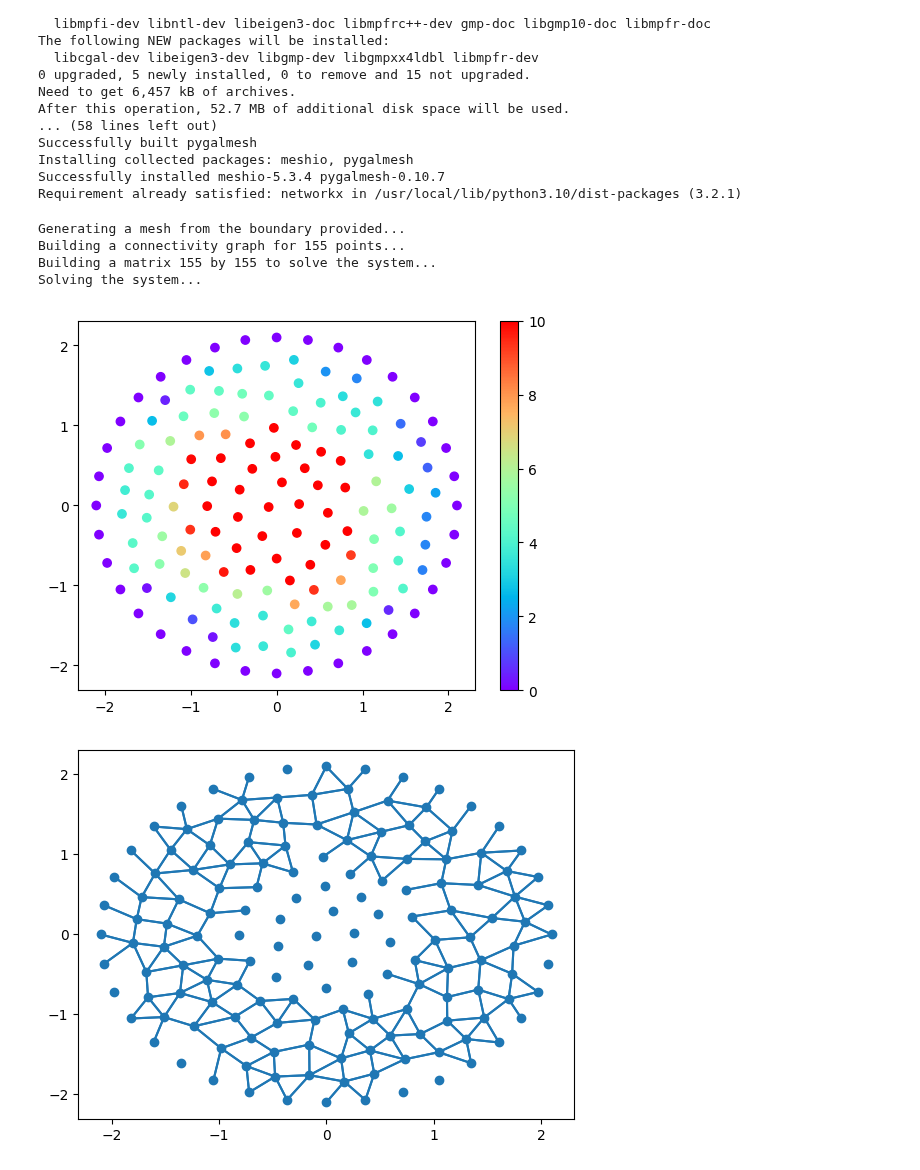
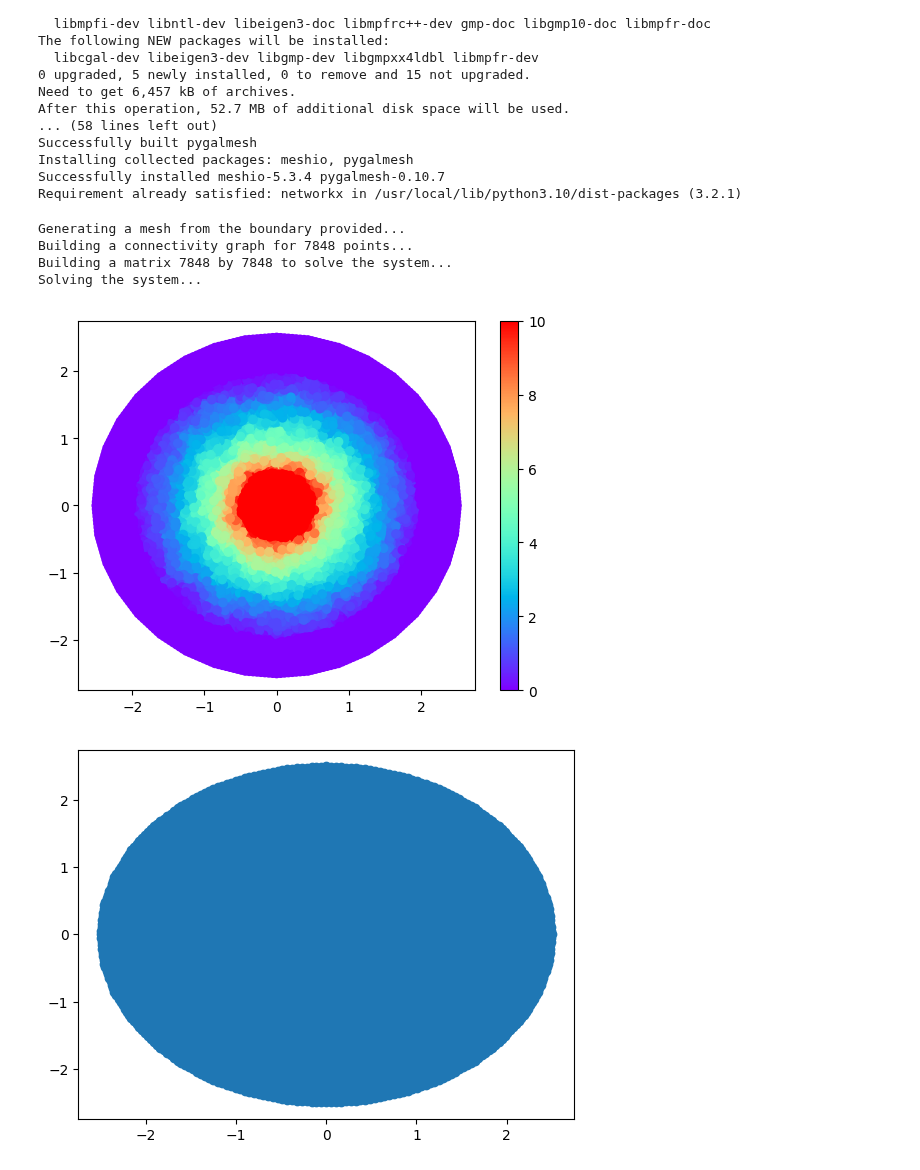
Before and after one commit to emmanuellfc/EM_Tufts_Fall2023, a Jupyter notebook: GeneralFiniteDifferences.ipynb, the cells around one changed output. Drawn from its saved outputs; the diff is of its cells as text; code cells hidden in the pictures.

```diff
--- a/GeneralFiniteDifferences.ipynb
+++ b/GeneralFiniteDifferences.ipynb
@@ -59,7 +60,7 @@ class MeshPoint:
       # Don't divide by 0.
       if math.isclose(self.pos[dim],other.pos[dim]): continue
       tmp += pow(self.pos[dim]-other.pos[dim],-2)
-    return tmp/2
+    return tmp#/2 # Small optimization - the /2 actually divides off later in the math.
 
 # Represents a mesh (contains a graph) for the system we're trying to solve.
 class FiniteDifferences:
@@ -134,7 +135,7 @@ class FiniteDifferences:
       nearby_points = []
       for other_point in self.all_points:
         if point is other_point: continue # Don't link a point to itself.
-        if distance_fml(other_point) < MAX_EDGE_SIZE:
+        if distance_fml(other_point) < 1.5*MAX_EDGE_SIZE:
           nearby_points.append(other_point)
       nearby_points = sorted(nearby_points,key=distance_fml)
 
@@ -203,10 +204,11 @@ NUM_NEIGHBORS = 4
 # %%
-# Generate the simplest possible boundary: An edge length 1 box.
+# Generate the simplest possible boundary: A box
 def box_generator():
-  yield (0,0)
-  yield (0,1)
-  yield (1,1)
-  yield (1,0)
+  # Give the mesher a little wiggle room: Actual boundary conditions can go from 0 to 1 in x and y.
+  yield (-0.10,-0.10)
+  yield (-0.10,1.10)
+  yield (1.10,1.10)
+  yield (1.10,-0.10)
 
 def circle_generator(radius=1,npoints=24):
   for i in range(0,npoints):
@@ -215,16 +217,16 @@ def circle_generator(radius=1,npoints=24):
     yield (x,y)
 
 # Declare boundary conditions. Take a point in, return a pot if this is a boundary node.
-def stupid_boundary(point: MeshPoint) -> Optional[float]:
-  if point.pos[0] < 0.05: return 2
-  if point.pos[0] > 0.95: return -5
-  if point.pos[1] < 0.05: return 0
-  if point.pos[1] > 0.95: return 8
+def box_boundary(point: MeshPoint) -> Optional[float]:
+  if point.pos[0] <= 0: return 10
+  if point.pos[0] >= 1.0: return 0
+  #if point.pos[1] < 0.05: return 0
+  #if point.pos[1] > 0.95: return 8
   return None
 
 def circle_boundary(point: MeshPoint) -> Optional[float]:
   radius = np.linalg.norm([point.pos[0],point.pos[1]])
-  if radius <= 1: return 10
+  if radius <= 0.5: return 10
   if radius >= 2: return 0
   return None
 
@@ -232,12 +234,12 @@ def circle_boundary(point: MeshPoint) -> Optional[float]:
 solution = FiniteDifferences()
 
 # Tell it about our boundary condition function.
-#solution.inform_with_boundary_conditions(stupid_boundary)
+#solution.inform_with_boundary_conditions(box_boundary)
 solution.inform_with_boundary_conditions(circle_boundary)
 
 # Have the solver sample points within the edges.
 #solution.make_points_from_boundary(box_generator())
-solution.make_points_from_boundary(circle_generator(radius=2.1,npoints=36))
+solution.make_points_from_boundary(circle_generator(radius=2.5,npoints=36))
 
 # Visualize the distribution.
 #plt.subplot(121)
@@ -248,37 +250,37 @@ solution.make_graph_from_points()
 
 #plt.subplot(122)
 #nx.draw(solution.graph)
 
 # Generate the systems matrix that represents the linear set of equations to solve.
 solution.make_systems_matrix()
 
 # Print the systems matrix and rhs vector.
 #with np.printoptions(threshold=np.inf):
 #print(solution.systems_matrix)
 #print(solution.systems_rhs)
 
 # Tell the solver to try and solve the systems matrix.
 solution.solve_systems_matrix()
 
 # Print the solution vector.
 #print(solution.solution)
 
 # Plot the distribution with color indicating potential at that point.
 #plt.subplot(122)
 plt.scatter([ pt.pos[0] for pt in solution.all_points ],
             [ pt.pos[1] for pt in solution.all_points ],
           c=[ pt.pot    for pt in solution.all_points ],
             cmap='rainbow')
 plt.colorbar()
 
 solution.draw_connectivity()
 # %% [output]
 Generating a mesh from the boundary provided...
-Building a connectivity graph for 155 points...
-Building a matrix 155 by 155 to solve the system...
+Building a connectivity graph for 7848 points...
+Building a matrix 7848 by 7848 to solve the system...
 Solving the system...
-[figure, old version]
+[figure, new version]
-[figure, old version]
+[figure, new version]
 # %%
 # Plot an analytic radial solution that we know: How about the homework problem with a shell with potential inside a grounded shell?
 
```
Also changed, not shown: parts of 4 cells of this notebook.
